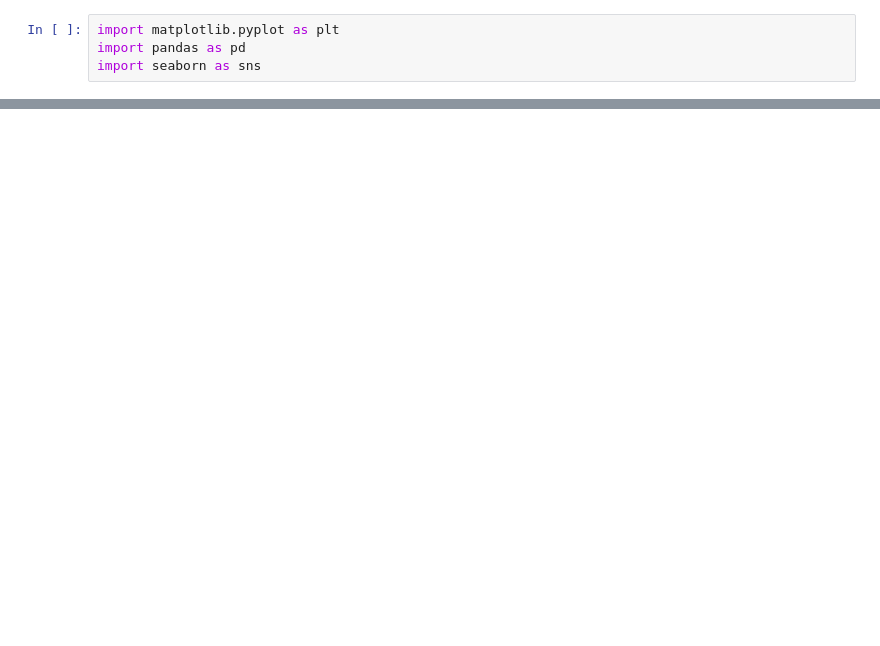
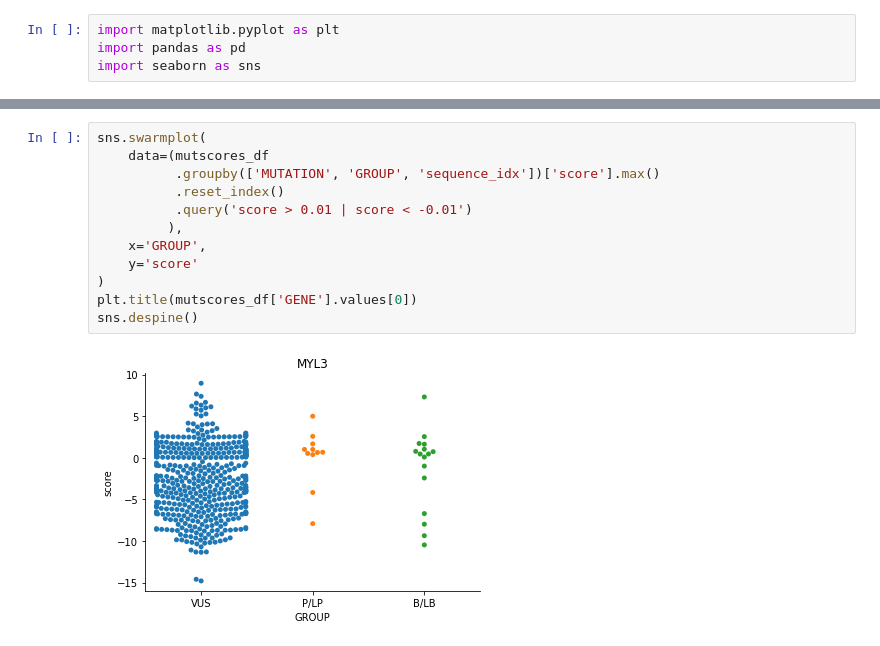
Before and after one commit to cx0/llm-for-clinical-variants, a Jupyter notebook: mutscan_plotting.ipynb, the cells around one changed output, grey strips where cells are left out. Drawn from its saved outputs; the diff is of its cells as text; blank space fills up the shorter version.

```diff
--- a/mutscan_plotting.ipynb
+++ b/mutscan_plotting.ipynb
@@ -79,0 +76,14 @@ Text(0.5, 1.0, 'MYL3')
+# %%
+sns.swarmplot(
+    data=(mutscores_df
+          .groupby(['MUTATION', 'GROUP', 'sequence_idx'])['score'].max()
+          .reset_index()
+          .query('score > 0.01 | score < -0.01')
+         ),
+    x='GROUP',
+    y='score'
+)
+plt.title(mutscores_df['GENE'].values[0])
+sns.despine()
+# %% [output]
+[figure, added]
```
Also changed, not shown: parts of 5 cells of this notebook, 3 other files.
